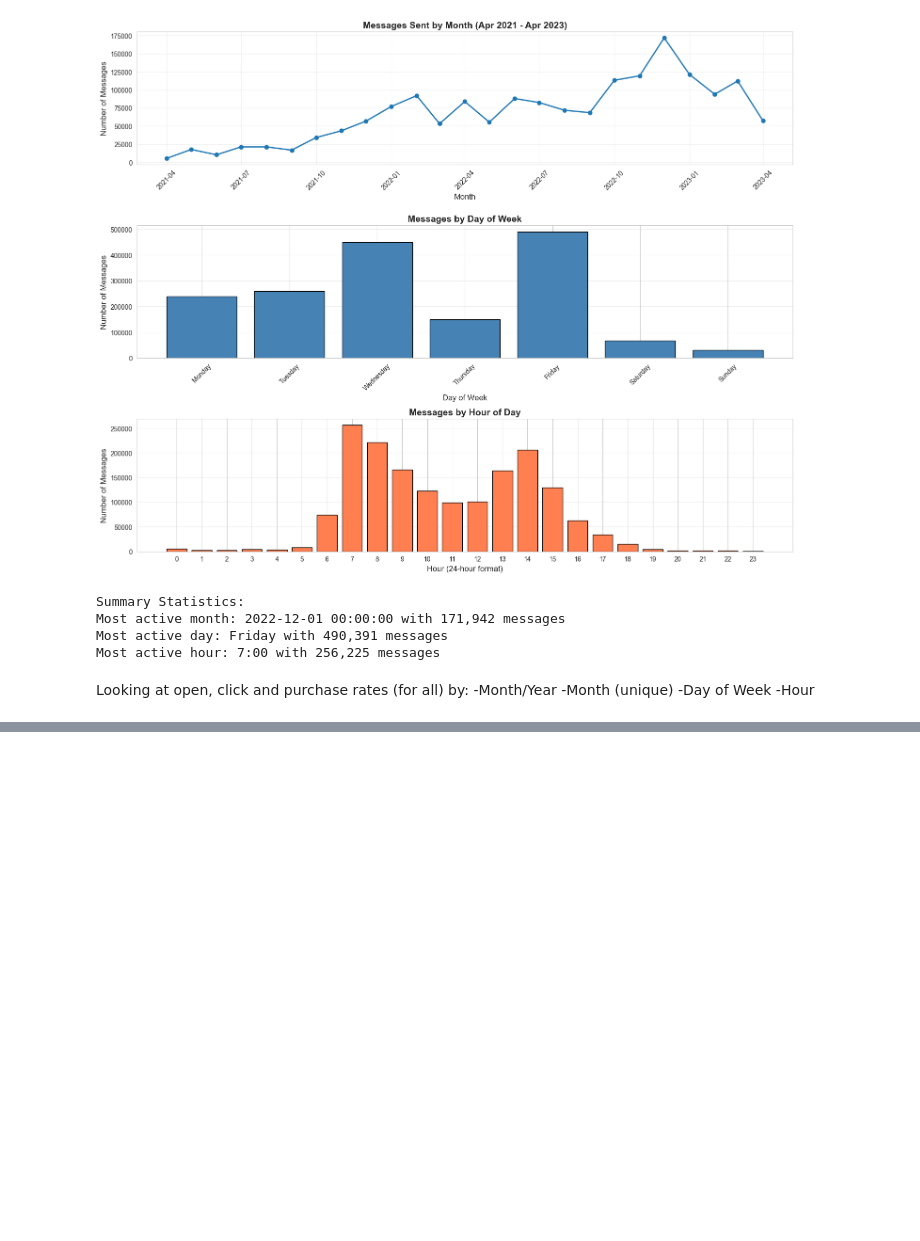
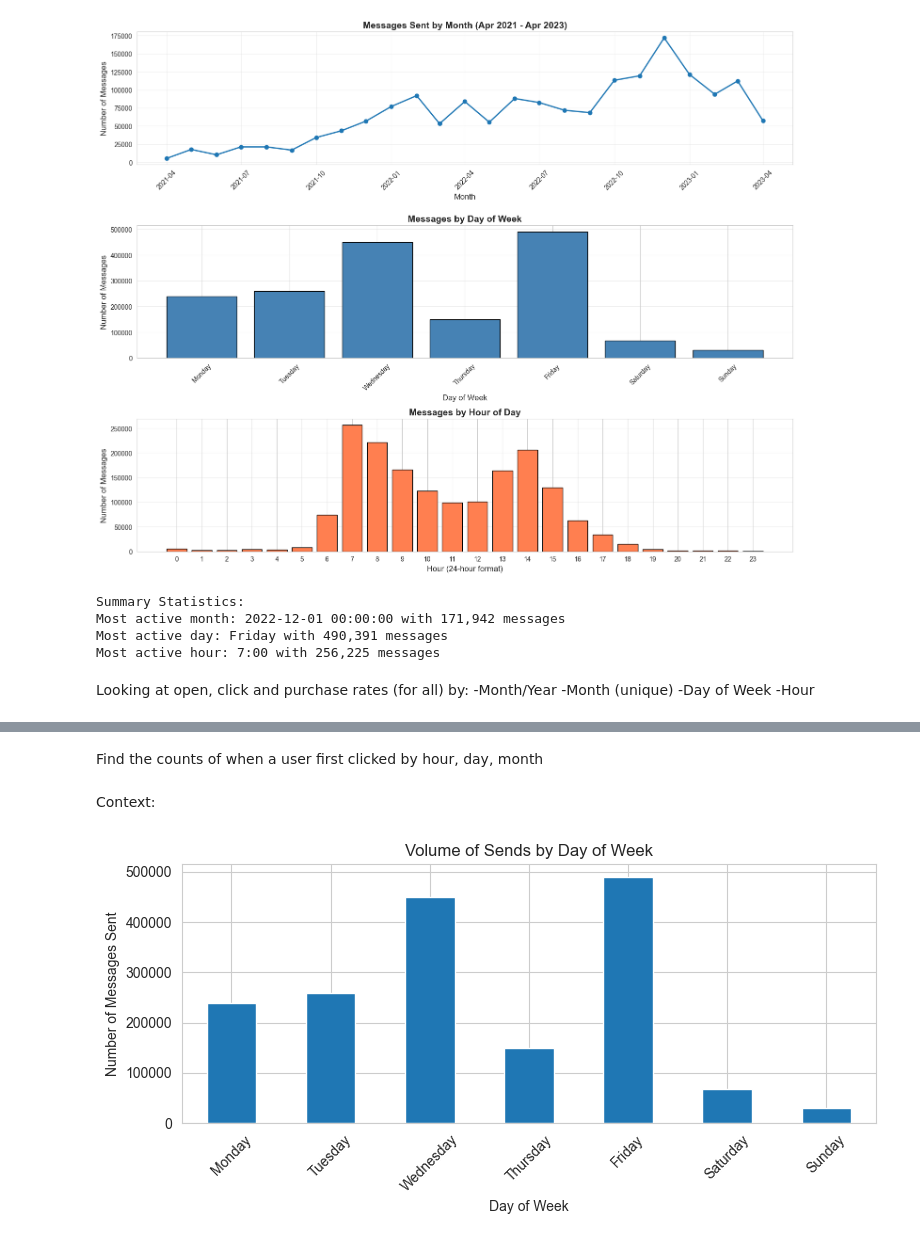
Before and after one commit to NikolozDarsalia/message-campaign-engagement-analysis, a Jupyter notebook: EDA/sgf/sgf_EDA.ipynb, the cells around one changed output, grey strips where cells are left out. Drawn from its saved outputs; the diff is of its cells as text; code cells hidden in the pictures; blank space fills up the shorter version.

```diff
--- a/EDA/sgf/sgf_EDA.ipynb
+++ b/EDA/sgf/sgf_EDA.ipynb
@@ -436,0 +437,29 @@ Total Messages: 1,686,465
+# %% [markdown]
+Find the counts of when a user first clicked by hour, day, month
+# %% [markdown]
+Context:
+# %%
+df['sent_at'] = pd.to_datetime(df['sent_at'])
+df['day_of_week'] = df['sent_at'].dt.day_name()
+df['hour_of_day'] = df['sent_at'].dt.hour
+
+day_order = ['Monday','Tuesday','Wednesday','Thursday','Friday','Saturday','Sunday']
+df['day_of_week'] = pd.Categorical(df['day_of_week'], categories=day_order, ordered=True)
+# %%
+# counts of messages sent per day
+sent_by_day = (
+    df.groupby('day_of_week')
+      .size()
+      .rename('n_sent')
+)
+
+plt.figure(figsize=(8, 4))
+sent_by_day.plot(kind='bar')
+plt.ylabel('Number of Messages Sent')
+plt.xlabel('Day of Week')
+plt.title('Volume of Sends by Day of Week')
+plt.xticks(rotation=45)
+plt.tight_layout()
+plt.show()
+# %% [output]
+[figure, added]
```
Also changed, not shown: parts of 15 cells of this notebook, 10 other files.
